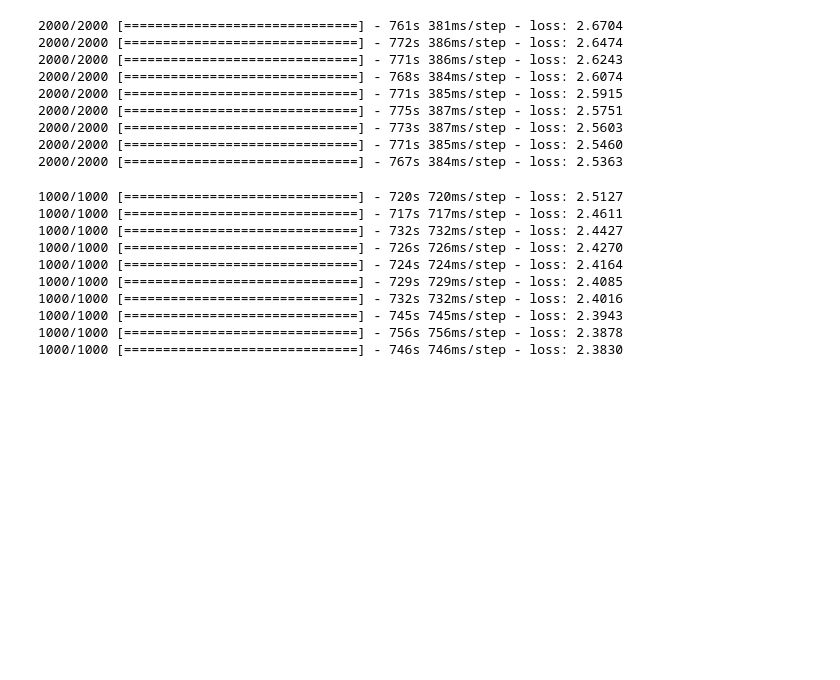
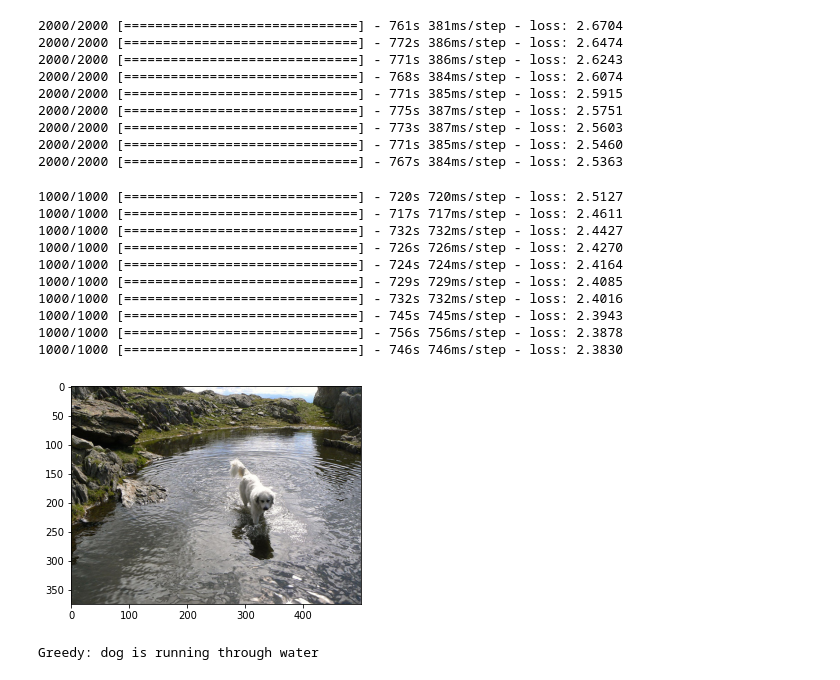
Before and after one commit to mjain125/AutomaticImageCaptioning, a Jupyter notebook: automatic_image_captioning.ipynb, the cells around one changed output. Saved outputs shown, nothing was run; the diff lists cells and outputs as text; code cells hidden in the pictures; blank space fills up the shorter version.

Commit message:
Tested model result on test data

```diff
--- a/automatic_image_captioning.ipynb
+++ b/automatic_image_captioning.ipynb
@@ -554,0 +555,32 @@ model.save_weights('./model_weights/model_30.h5')
+# %%
+model.load_weights('/content/drive/MyDrive/flicker8k/model_mridul/model_30.h5')
+# %%
+with open("/content/drive/MyDrive/flicker8k/Flickr_Data/Pickle_Mridul/encoded_test_images_mridul.pkl", "rb") as encoded_pickle:
+    encoding_test = load(encoded_pickle)
+# %%
+def greedySearch(photo):
+    in_text = 'startseq'
+    for i in range(max_length):
+        sequence = [wordtoix[w] for w in in_text.split() if w in wordtoix]
+        sequence = pad_sequences([sequence], maxlen=max_length)
+        yhat = model.predict([photo,sequence], verbose=0)
+        yhat = np.argmax(yhat)
+        word = ixtoword[yhat]
+        in_text += ' ' + word
+        if word == 'endseq':
+            break
+    final = in_text.split()
+    final = final[1:-1]
+    final = ' '.join(final)
+    return final
+# %%
+z+=1
+pic = list(encoding_test.keys())[z]
+image = encoding_test[pic].reshape((1,2048))
+x=plt.imread(images+pic)
+plt.imshow(x)
+plt.show()
+print("Greedy:",greedySearch(image))
+# %% [output]
+[figure, added]
+Greedy: dog is running through water
```
Also changed, not shown: parts of 1 cell of this notebook.
